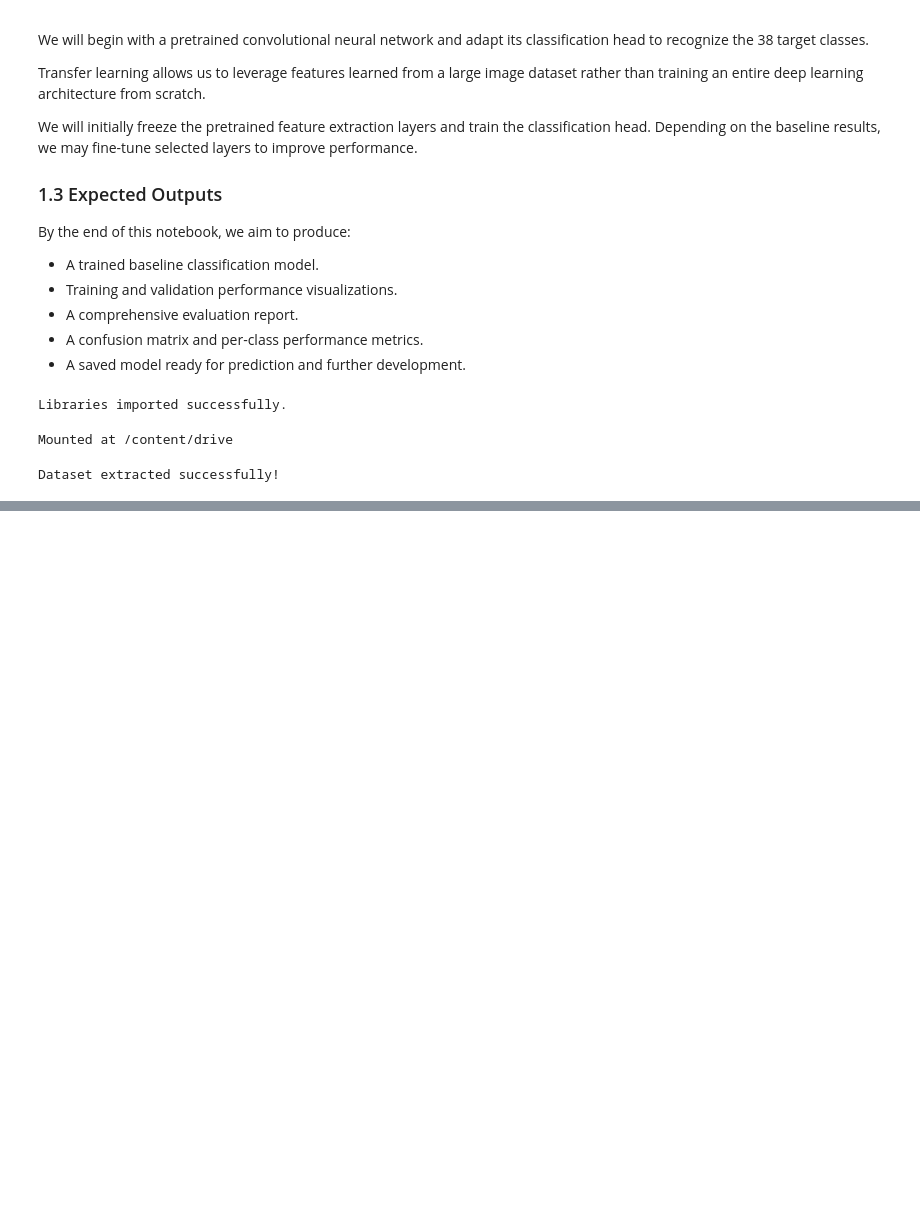
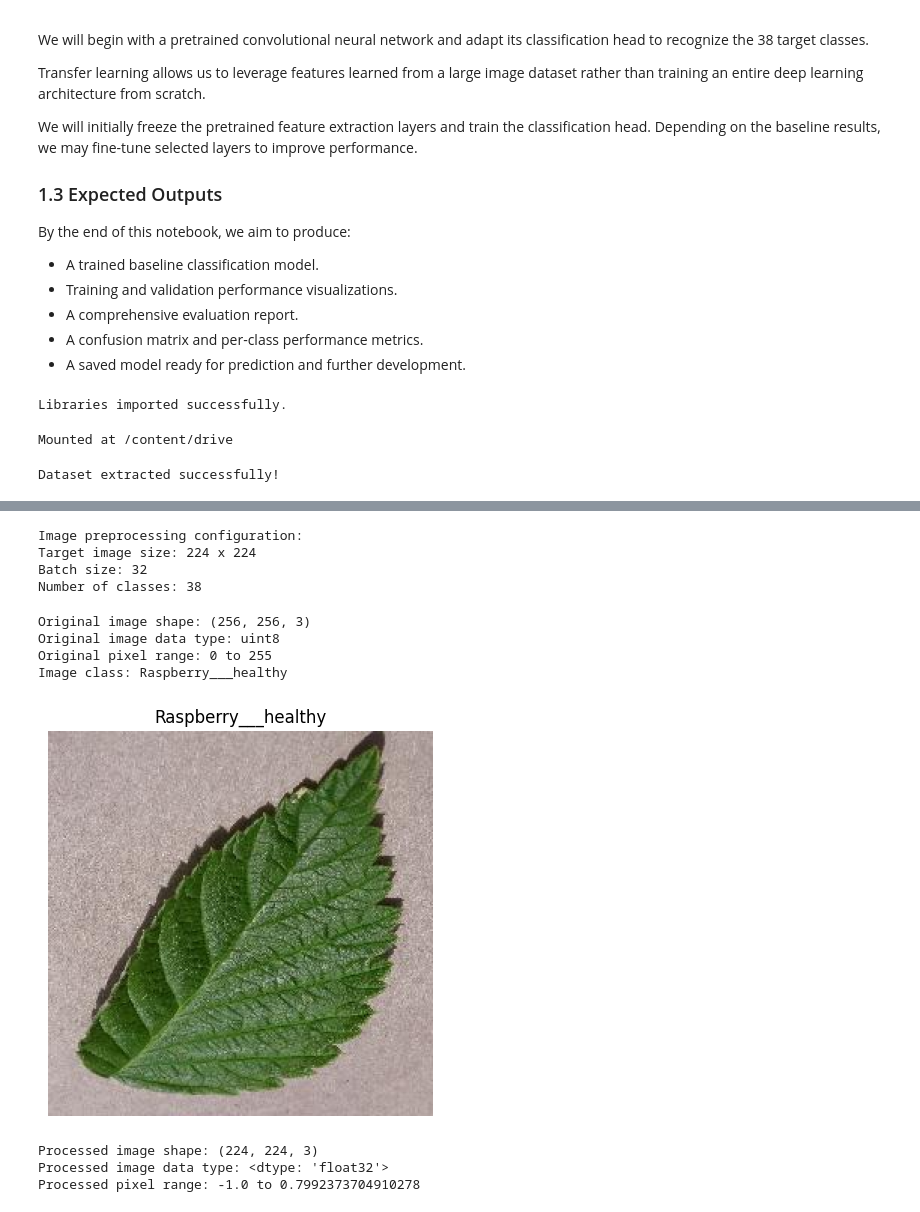
Before and after one commit to Janviere-dev/leaflens-plant-disease-classification, a Jupyter notebook: notebooks/02_model_training.ipynb, the cells around one changed output, grey strips where cells are left out. Drawn from its saved outputs; the diff is of its cells as text; code cells hidden in the pictures; blank space fills up the shorter version.

```diff
--- a/notebooks/02_model_training.ipynb
+++ b/notebooks/02_model_training.ipynb
@@ -90,0 +114,13 @@ Dataset extracted successfully!
+# %%
+dataset_path = Path("/content/plantvillage_prepared")
+# Load datasets
+prepared_datasets = load_from_disk(str(dataset_path))
+
+train_data = prepared_datasets["train"]
+val_data = prepared_datasets["validation"]
+test_data = prepared_datasets["test"]
+
+# Retrieve class names
+class_names = train_data.features["label"].names
+
+print("Datasets loaded successfully!")
@@ -90,0 +169,45 @@ Dataset extracted successfully!
+# %%
+from tensorflow.keras.applications.mobilenet_v2 import preprocess_input
+
+# Image configuration
+IMG_SIZE = 224
+BATCH_SIZE = 32
+NUM_CLASSES = len(class_names)
+
+print("Image preprocessing configuration:")
+print("Target image size:", IMG_SIZE, "x", IMG_SIZE)
+print("Batch size:", BATCH_SIZE)
+print("Number of classes:", NUM_CLASSES)
+# %% [output]
+Image preprocessing configuration:
+Target image size: 224 x 224
+Batch size: 32
+Number of classes: 38
+# %%
+# Select one training image
+sample = train_data[0]
+
+original_image = np.array(
+    sample["image"].convert("RGB")
+)
+
+original_label = sample["label"]
+
+print("Original image shape:", original_image.shape)
+print("Original image data type:", original_image.dtype)
+print("Original pixel range:",
+      original_image.min(), "to", original_image.max())
+print("Image class:", class_names[original_label])
+
+# Display original image
+plt.figure(figsize=(5, 5))
+plt.imshow(original_image)
+plt.title(class_names[original_label])
+plt.axis("off")
+plt.show()
+# %% [output]
+Original image shape: (256, 256, 3)
+Original image data type: uint8
+Original pixel range: 0 to 255
+Image class: Raspberry___healthy
+[figure, added]
@@ -90,0 +240,16 @@ Dataset extracted successfully!
+# %%
+# Preprocess one sample image
+processed_image = preprocess_image(sample["image"])
+
+print("Processed image shape:", processed_image.shape)
+print("Processed image data type:", processed_image.dtype)
+print(
+    "Processed pixel range:",
+    float(tf.reduce_min(processed_image)),
+    "to",
+    float(tf.reduce_max(processed_image))
+)
+# %% [output]
+Processed image shape: (224, 224, 3)
+Processed image data type: <dtype: 'float32'>
+Processed pixel range: -1.0 to 0.7992373704910278
```
Also changed, not shown: parts of 20 cells of this notebook.
